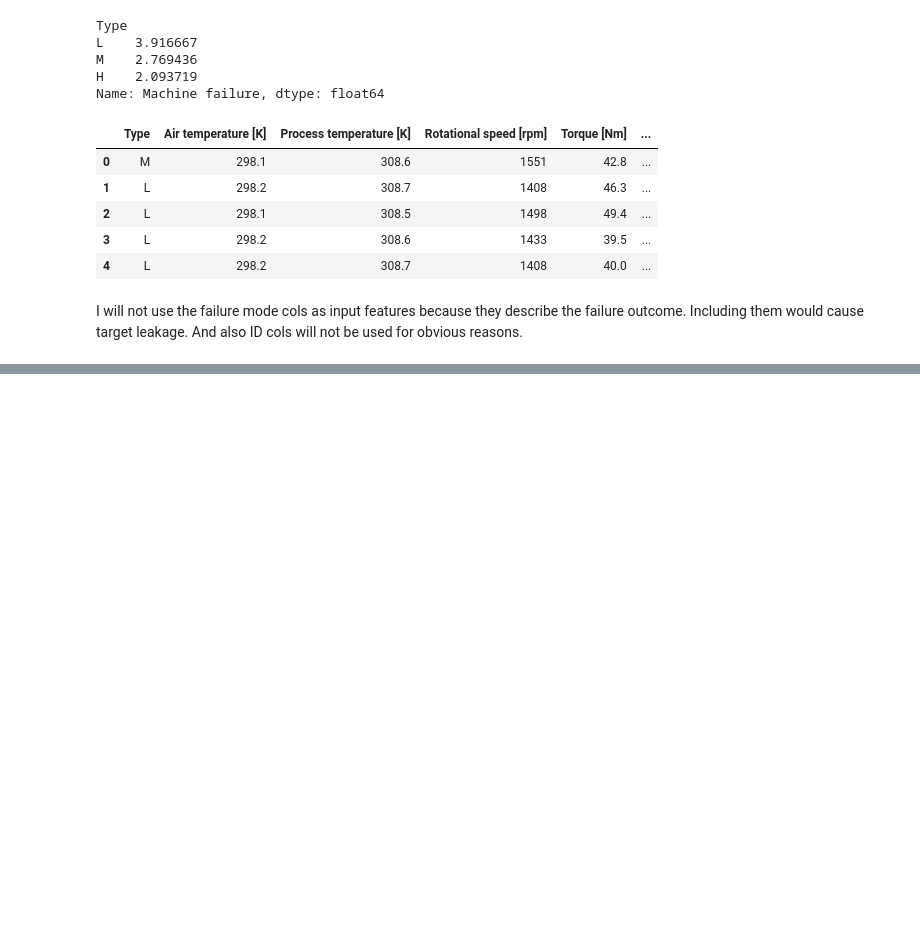
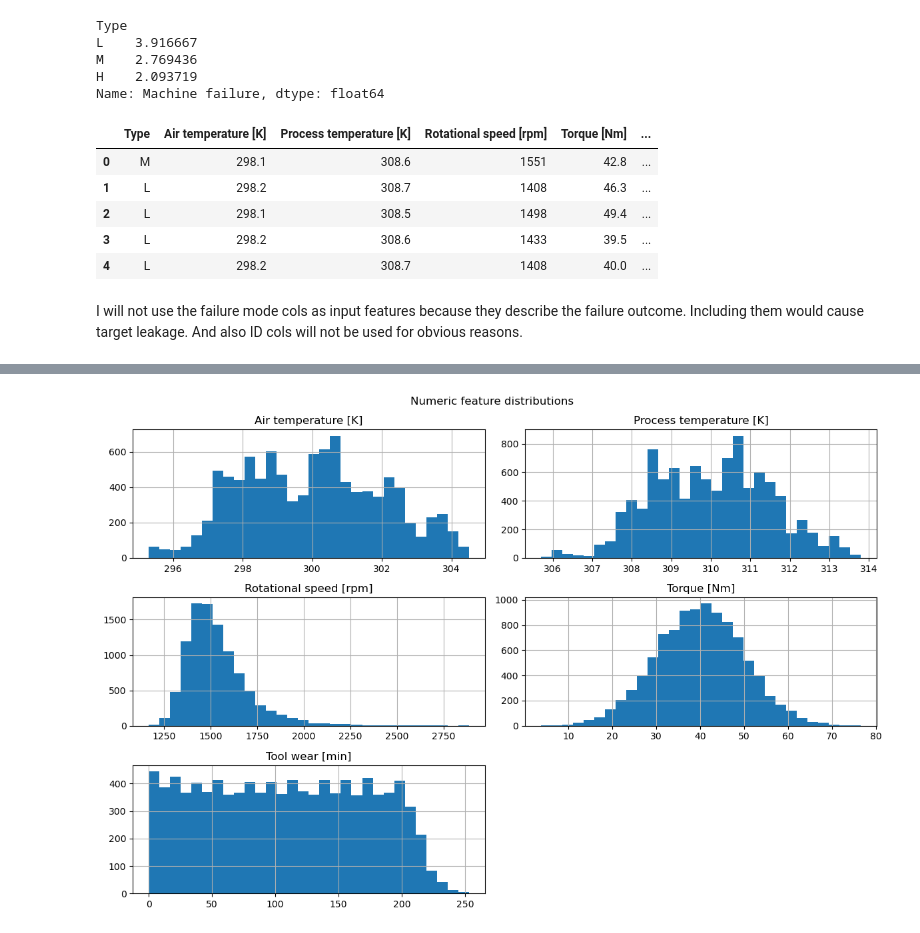
Before and after one commit to shashwatsharv7/machineguard-ai, a Jupyter notebook: notebooks/01_eda.ipynb, the cells around one changed output, grey strips where cells are left out. Drawn from its saved outputs; the diff is of its cells as text; code cells hidden in the pictures; blank space fills up the shorter version.

```diff
--- a/notebooks/01_eda.ipynb
+++ b/notebooks/01_eda.ipynb
@@ -109,0 +136,8 @@ I will not use the failure mode cols as input features because they describe the
+# %%
+# Numeric Distributions
+df[feature_col[1:]].hist(figsize=(12,8),bins=30)
+plt.suptitle("Numeric feature distributions")
+plt.tight_layout()
+plt.show()
+# %% [output]
+[figure, added]
```
Also changed, not shown: parts of 6 cells of this notebook.
